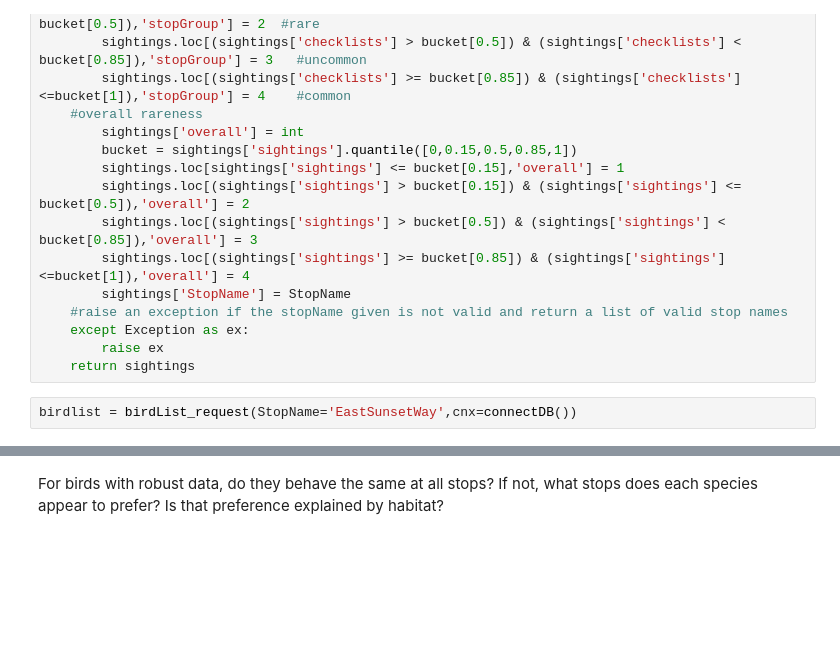
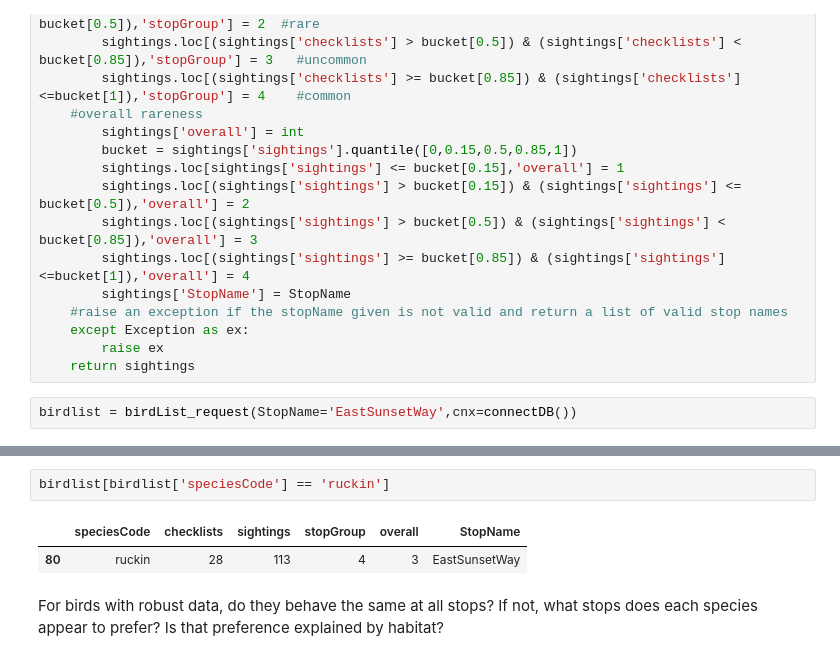
Before and after one commit to Tanag3r/trailheadDirect_birds, a Jupyter notebook: neuralSetup_analysis.ipynb, the cells around one changed output, grey strips where cells are left out. Drawn from its saved outputs; the diff is of its cells as text; blank space fills up the shorter version.

```diff
--- a/neuralSetup_analysis.ipynb
+++ b/neuralSetup_analysis.ipynb
@@ -93,3 +77,8 @@ birdlist
+# %%
+birdlist[birdlist['speciesCode'] == 'ruckin']
+# %% [output]
+|  | speciesCode | checklists | sightings | stopGroup | overall | StopName |
+| 80 | ruckin | 28 | 113 | 4 | 3 | EastSunsetWay |
 # %% [markdown]
 For birds with robust data, do they behave the same at all stops? If not, what stops does each species appear to prefer? Is that preference explained by habitat?
 # %%
```
Also changed, not shown: parts of 17 cells of this notebook, 1 other file.
